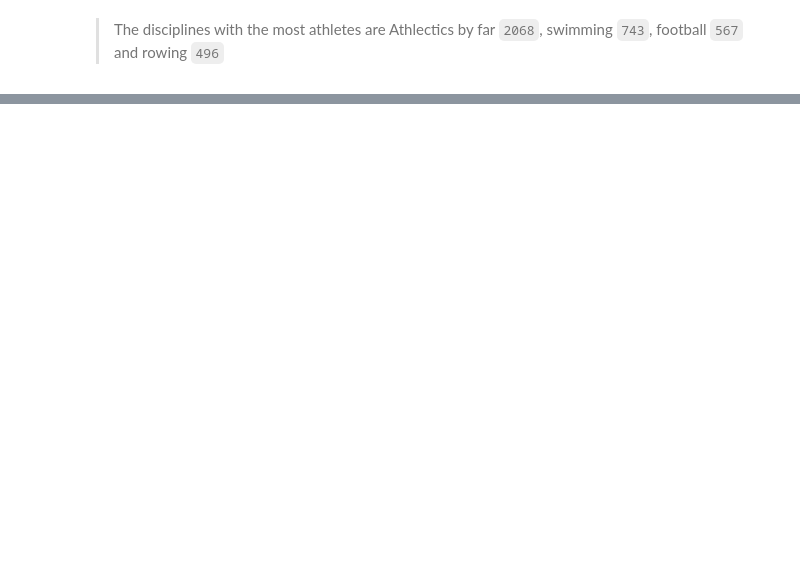
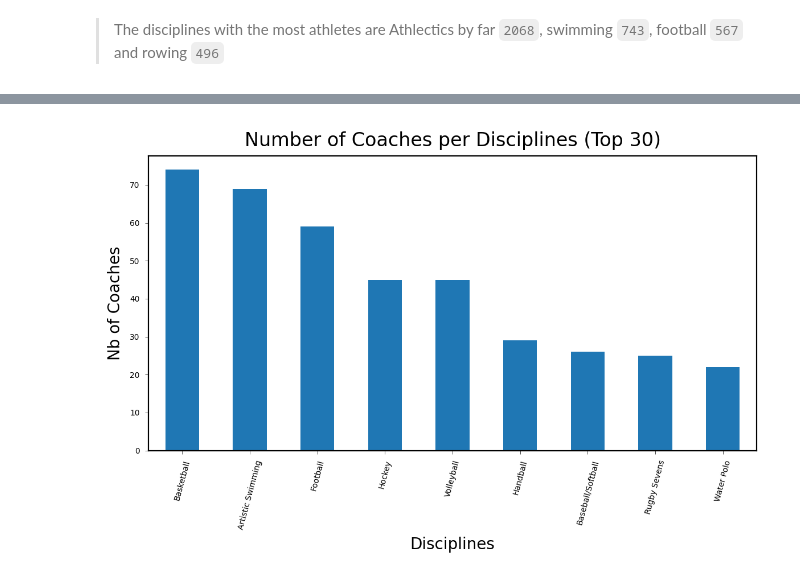
Before and after one commit to levisantn/olympics_tokyo, a Jupyter notebook: olympics_tokyo.ipynb, the cells around one changed output, grey strips where cells are left out. Saved outputs shown, nothing was run; the diff lists cells and outputs as text; code cells hidden in the pictures; blank space fills up the shorter version.

```diff
--- a/olympics_tokyo.ipynb
+++ b/olympics_tokyo.ipynb
@@ -535,0 +621,26 @@ plt.show()
+# %%
+# bar plot
+fig, ax = plt.subplots(figsize=(6, 4))
+
+# Create the bar plot
+g = df_top_30_coaches_discipline.plot(x='Discipline', y='Coaches_count', kind='bar', ax=ax, legend=False)
+
+g.tick_params(labelsize=5, width=0.25, length=2)
+
+# sotate discipline labels for better readability
+plt.xticks(rotation=75)
+
+# set axis labels and title
+g.set_xlabel('Disciplines')
+g.set_ylabel('Nb of Coaches')
+# set title and legend
+plt.title('Number of Coaches per Disciplines (Top 30)')
+
+# add legend
+g.legend().set_visible(False)
+
+plt.tight_layout()
+
+plt.show()
+# %% [output]
+[figure, added]
```
Also changed, not shown: parts of 20 cells of this notebook.
